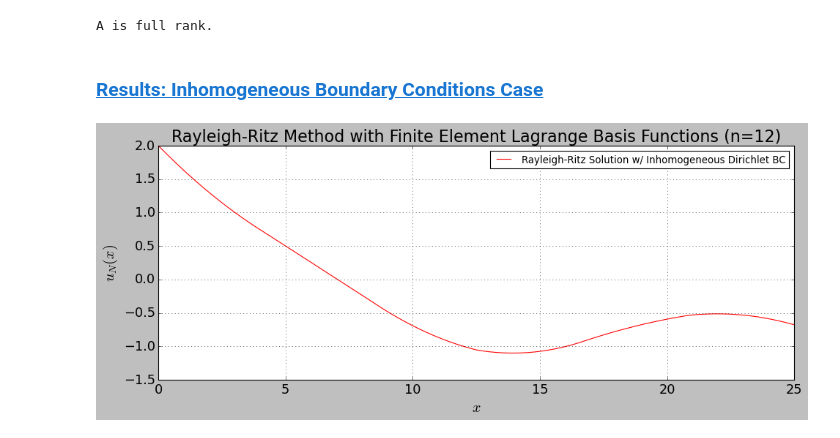
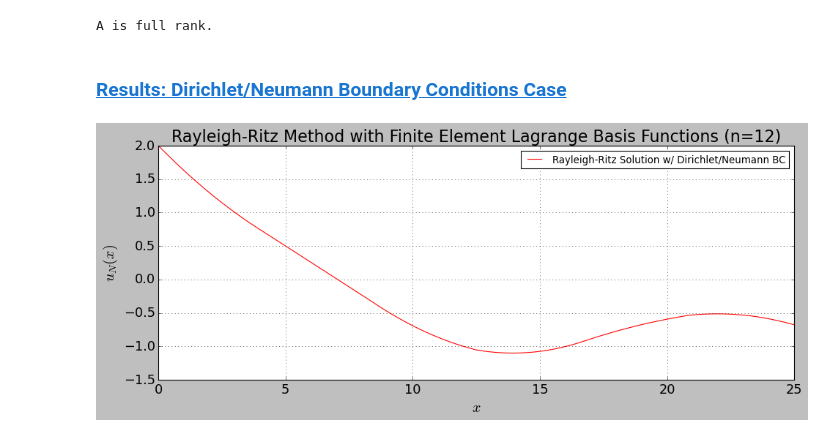
Before and after one commit to dpploy/engy-5330, a Jupyter notebook: notebooks/05c-rayleigh-ritz-fem-lagrange-neumann.ipynb, the cells around one changed output. Saved outputs shown, nothing was run; the diff lists cells and outputs as text; code cells hidden in the pictures.

```diff
--- a/notebooks/05c-rayleigh-ritz-fem-lagrange-neumann.ipynb
+++ b/notebooks/05c-rayleigh-ritz-fem-lagrange-neumann.ipynb
@@ -272,31 +272,31 @@ def u_star(x):
     w = a_mtrx@alpha_vec
     return u_0 + w
 # %% [markdown]
-### [Results: Inhomogeneous Boundary Conditions Case](#toc)<a id="results-inhomogeneous"></a>
+### [Results: Dirichlet/Neumann Boundary Conditions Case](#toc)<a id="results"></a>
 # %%
 '''Rayleigh Ritz Method with Fourier Basis Functions'''
 
 n_pts = 500
 x = np.linspace(x_a, x_b, n_pts)
 u_values = u_star(x)
 
 import matplotlib.pyplot as plt
 #%matplotlib inline
 #plt.style.use('dark_background')
 plt.figure(1, figsize=(14, 5))
 
-plt.plot(x, u_values, 'r-', label='Rayleigh-Ritz Solution w/ Inhomogeneous Dirichlet BC')
+plt.plot(x, u_values, 'r-', label='Rayleigh-Ritz Solution w/ Dirichlet/Neumann BC')
 
 plt.title(r'Rayleigh-Ritz Method with Finite Element Lagrange Basis Functions (n='+str(len(femlb.basis_func_list))+')', fontsize=20)
 plt.ylabel(r'$u_N(x)$', fontsize=18)
 plt.xlabel(r'$x$', fontsize=18)
 plt.xticks(fontsize=16)
 plt.yticks(fontsize=16)
 plt.legend(loc='best',fontsize=12)
 plt.grid(True)
 plt.show()
 # %% [output]
-[figure, old version]
+[figure, new version]
 # %%
 '''Rayleigh-Ritz solution evaluated at the boundaries'''
 
```
Also changed, not shown: parts of 4 cells of this notebook, 2 other files.
